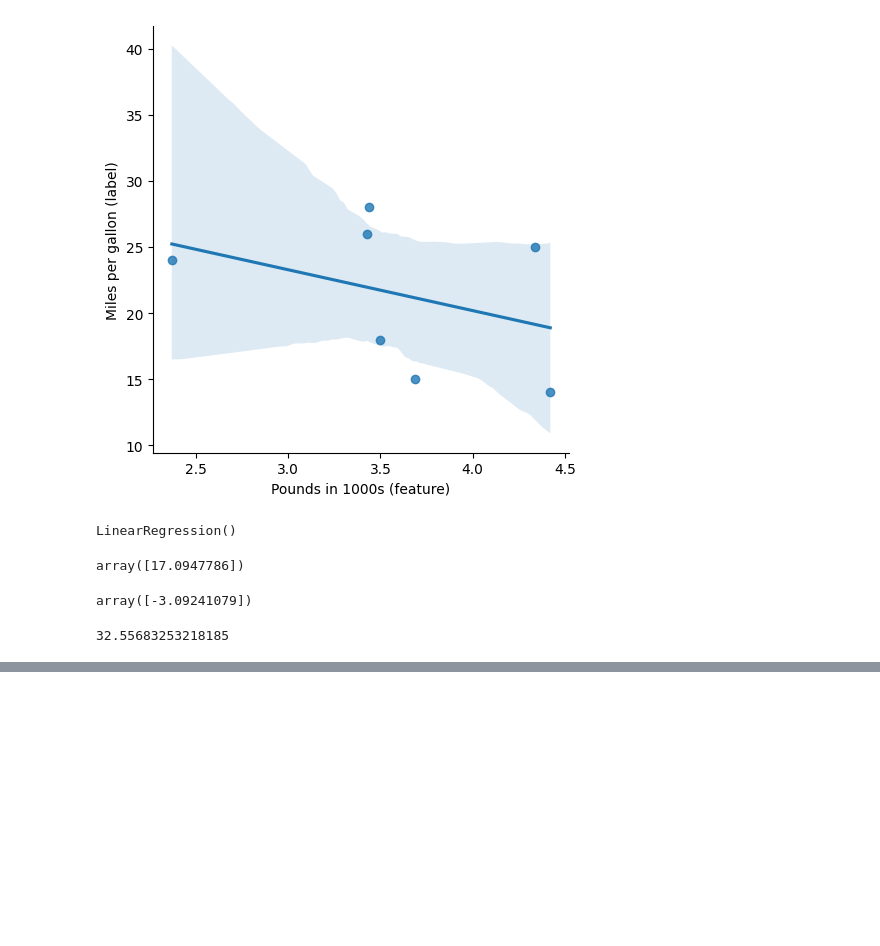
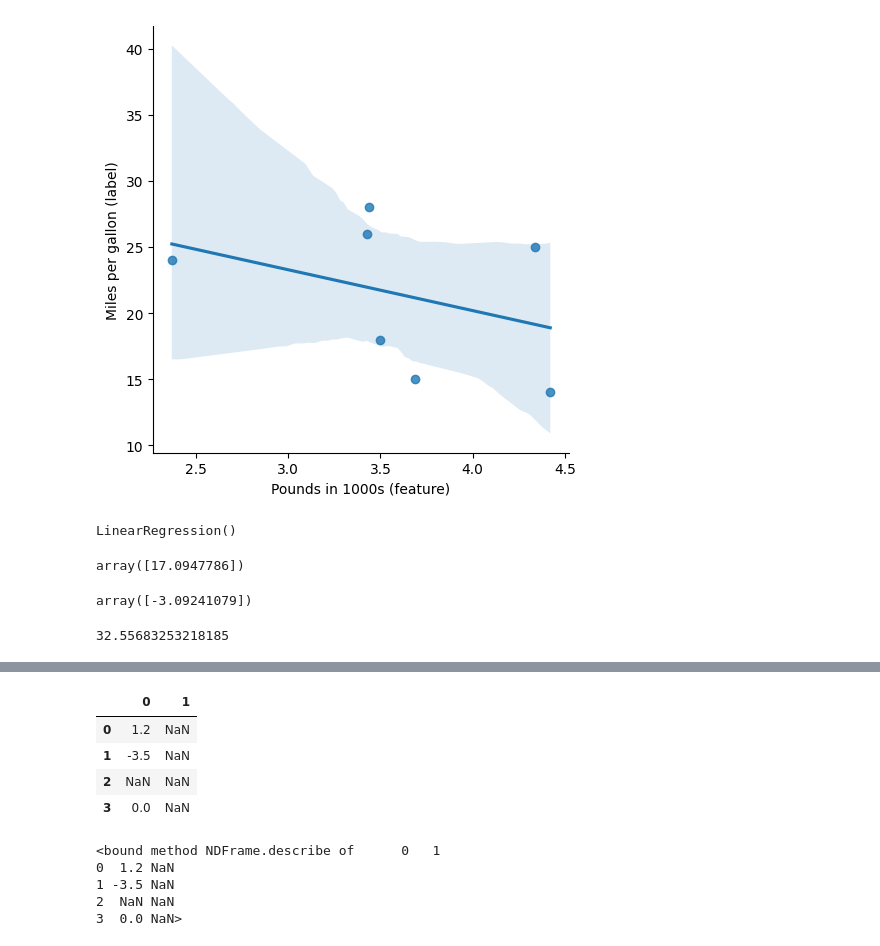
Before and after one commit to Adarsh-5harma/ML_Internship, a Jupyter notebook: linear_Regression.ipynb, the cells around one changed output, grey strips where cells are left out. Drawn from its saved outputs; the diff is of its cells as text; code cells hidden in the pictures; blank space fills up the shorter version.

```diff
--- a/linear_Regression.ipynb
+++ b/linear_Regression.ipynb
@@ -125,0 +160,16 @@ reg.intercept_
+# %%
+mdf
+# %% [output]
+|  | 0 | 1 |
+| 0 | 1.2 | NaN |
+| 1 | -3.5 | NaN |
+| 2 | NaN | NaN |
+| 3 | 0.0 | NaN |
+# %%
+mdf.describe
+# %% [output]
+<bound method NDFrame.describe of      0   1
+0  1.2 NaN
+1 -3.5 NaN
+2  NaN NaN
+3  0.0 NaN>
```
Also changed, not shown: parts of 4 cells of this notebook.
